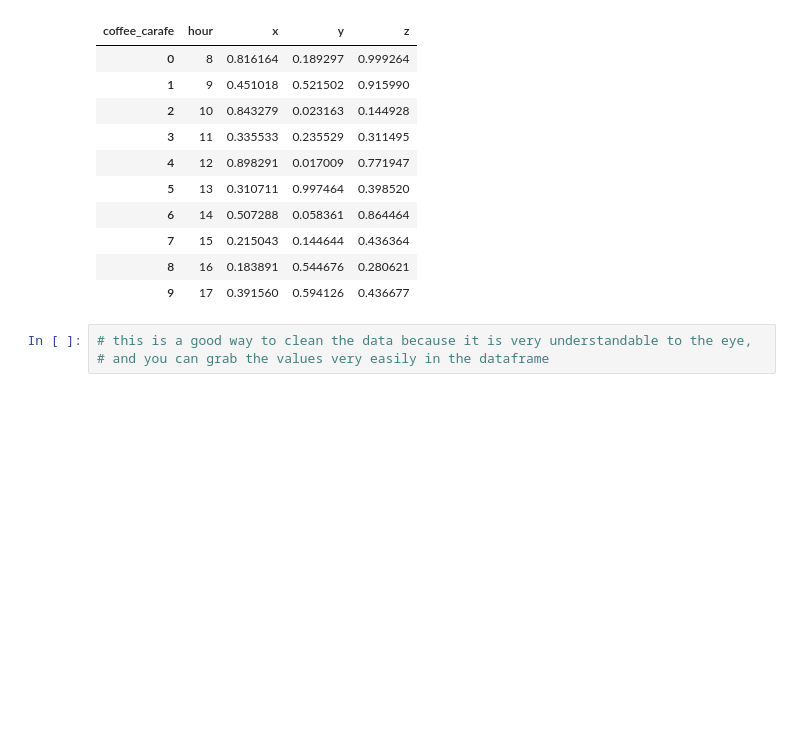
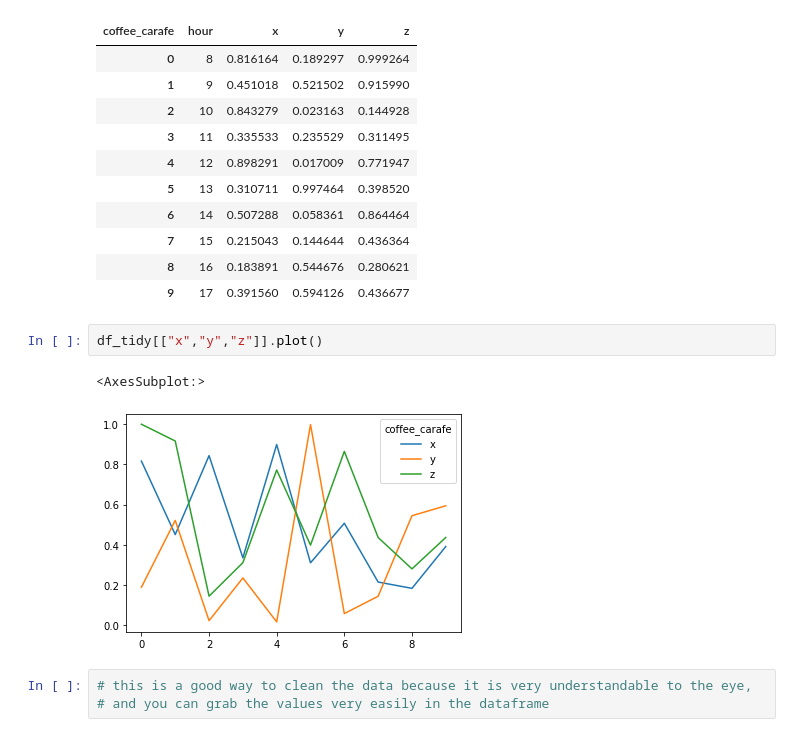
Before and after one commit to JaredVahle/classification-exercises, a Jupyter notebook: tidy_data.ipynb, the cells around one changed output. Drawn from its saved outputs; the diff is of its cells as text; blank space fills up the shorter version.

Commit message:
updating tidy data

```diff
--- a/tidy_data.ipynb
+++ b/tidy_data.ipynb
@@ -104,6 +104,11 @@ df_tidy
 | 7 | 15 | 0.215043 | 0.144644 | 0.436364 |
 | 8 | 16 | 0.183891 | 0.544676 | 0.280621 |
 | 9 | 17 | 0.391560 | 0.594126 | 0.436677 |
+# %%
+df_tidy[["x","y","z"]].plot()
+# %% [output]
+<AxesSubplot:>
+[figure, added]
 # %%
 # this is a good way to clean the data because it is very understandable to the eye,
 # and you can grab the values very easily in the dataframe
```
